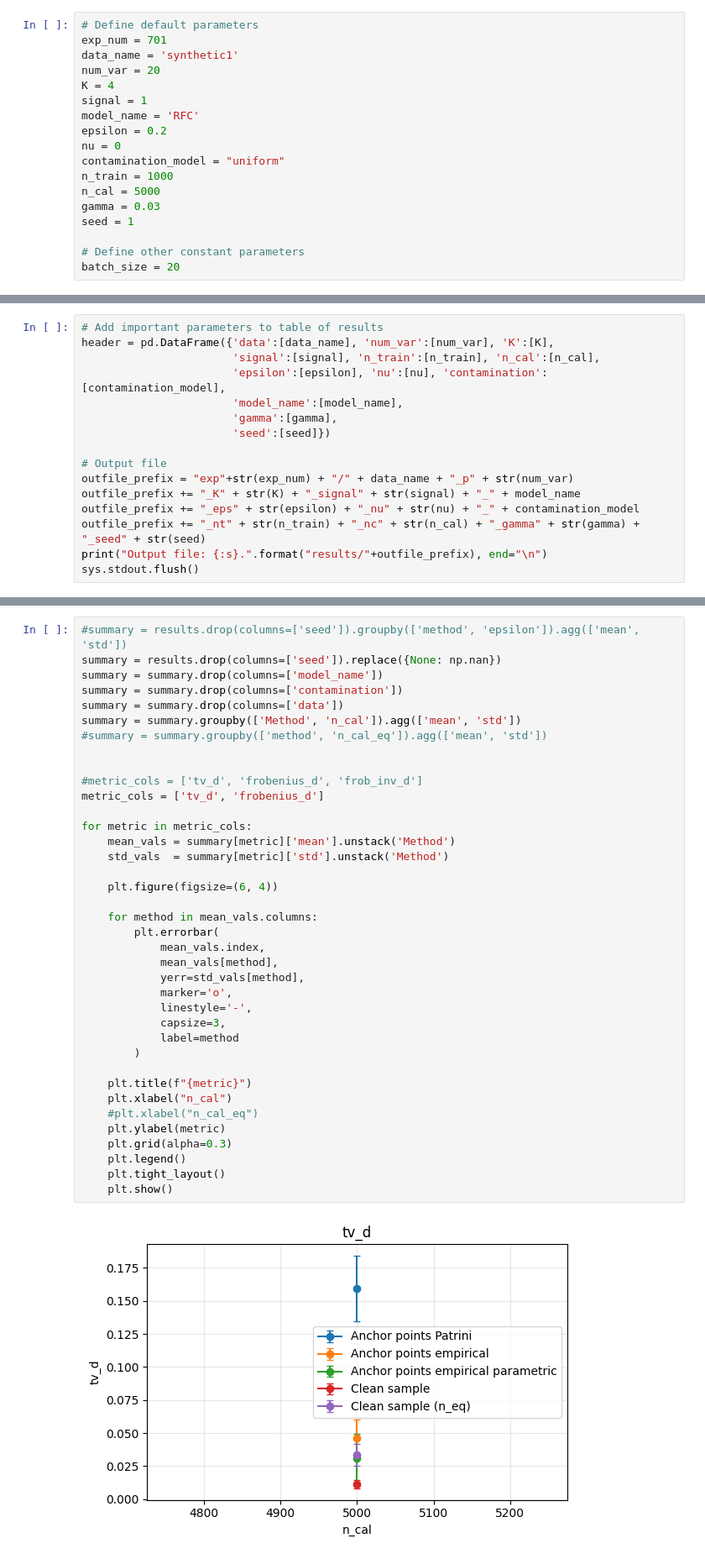
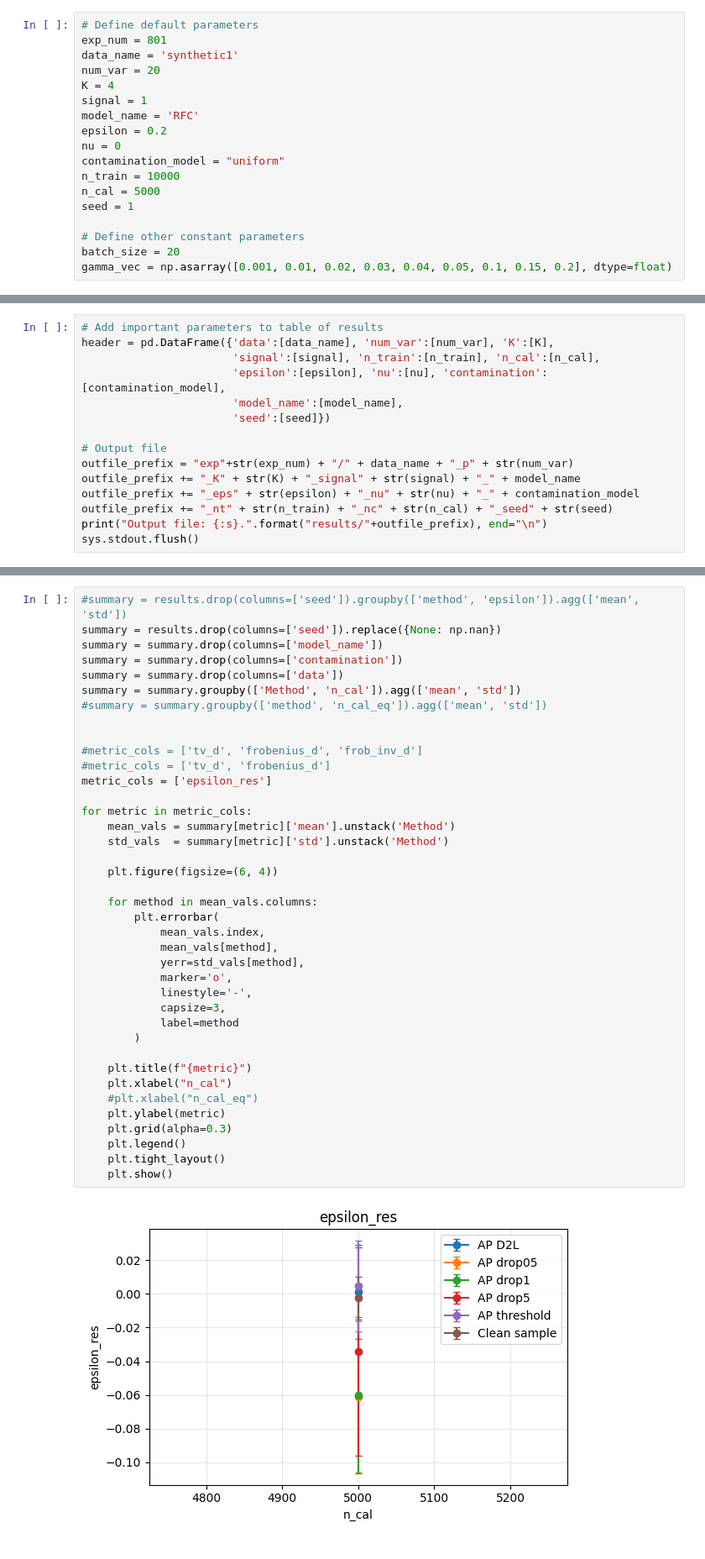
Before and after one commit to tbortolotti/marginal-noise-adaptive-conformal, a Jupyter notebook: experiments/exp_T_estimation.ipynb, the cells around one changed output, grey strips where cells are left out. Shown at 84% size. Cells and saved outputs as stored; diff of their text form.

```diff
--- a/experiments/exp_T_estimation.ipynb
+++ b/experiments/exp_T_estimation.ipynb
@@ -23,7 +23,7 @@ from cln.T_estimation import evaluate_estimate, AnchorPointsEstimation
 from third_party import arc
 # %%
 # Define default parameters
-exp_num = 701
+exp_num = 801
 data_name = 'synthetic1'
 num_var = 20
 K = 4
@@ -32,13 +32,13 @@ model_name = 'RFC'
 epsilon = 0.2
 nu = 0
 contamination_model = "uniform"
-n_train = 1000
+n_train = 10000
 n_cal = 5000
-gamma = 0.03
 seed = 1
 
 # Define other constant parameters
 batch_size = 20
+gamma_vec = np.asarray([0.001, 0.01, 0.02, 0.03, 0.04, 0.05, 0.1, 0.15, 0.2], dtype=float)
 # %%
 # Initialize the data distribution
 if data_name == "synthetic1":
@@ -87,14 +87,13 @@ header = pd.DataFrame({'data':[data_name], 'num_var':[num_var], 'K':[K],
                        'signal':[signal], 'n_train':[n_train], 'n_cal':[n_cal],
                        'epsilon':[epsilon], 'nu':[nu], 'contamination':[contamination_model],
                        'model_name':[model_name],
-                       'gamma':[gamma],
                        'seed':[seed]})
 
 # Output file
 outfile_prefix = "exp"+str(exp_num) + "/" + data_name + "_p" + str(num_var)
 outfile_prefix += "_K" + str(K) + "_signal" + str(signal) + "_" + model_name
 outfile_prefix += "_eps" + str(epsilon) + "_nu" + str(nu) + "_" + contamination_model
-outfile_prefix += "_nt" + str(n_train) + "_nc" + str(n_cal) + "_gamma" + str(gamma) + "_seed" + str(seed)
+outfile_prefix += "_nt" + str(n_train) + "_nc" + str(n_cal) + "_seed" + str(seed)
 print("Output file: {:s}.".format("results/"+outfile_prefix), end="\n")
 sys.stdout.flush()
 # %% [output]
@@ -252,32 +262,33 @@ summary = summary.groupby(['Method', 'n_cal']).agg(['mean', 'std'])
 
 
 #metric_cols = ['tv_d', 'frobenius_d', 'frob_inv_d']
-metric_cols = ['tv_d', 'frobenius_d']
+#metric_cols = ['tv_d', 'frobenius_d']
+metric_cols = ['epsilon_res']
 
 for metric in metric_cols:
     mean_vals = summary[metric]['mean'].unstack('Method')
     std_vals  = summary[metric]['std'].unstack('Method')
 
     plt.figure(figsize=(6, 4))
 
     for method in mean_vals.columns:
         plt.errorbar(
             mean_vals.index,
             mean_vals[method],
             yerr=std_vals[method],
             marker='o',
             linestyle='-',
             capsize=3,
             label=method
         )
 
     plt.title(f"{metric}")
     plt.xlabel("n_cal")
     #plt.xlabel("n_cal_eq")
     plt.ylabel(metric)
     plt.grid(alpha=0.3)
     plt.legend()
     plt.tight_layout()
     plt.show()
 # %% [output]
-[figure, old version]
+[figure, new version]
```
Also changed, not shown: parts of 5 cells of this notebook, 4 other files.
